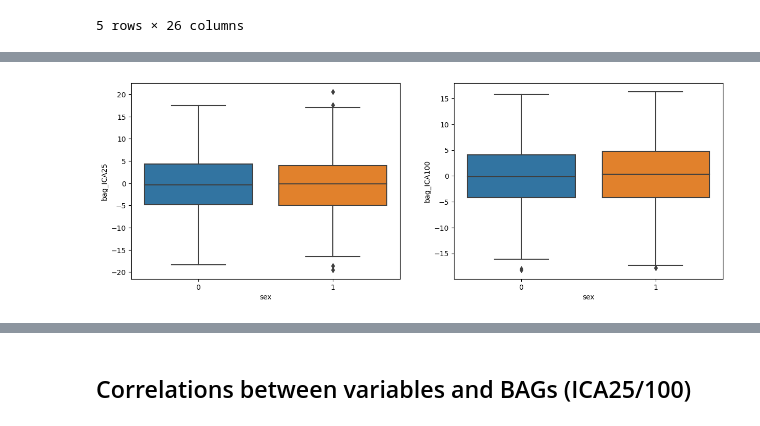
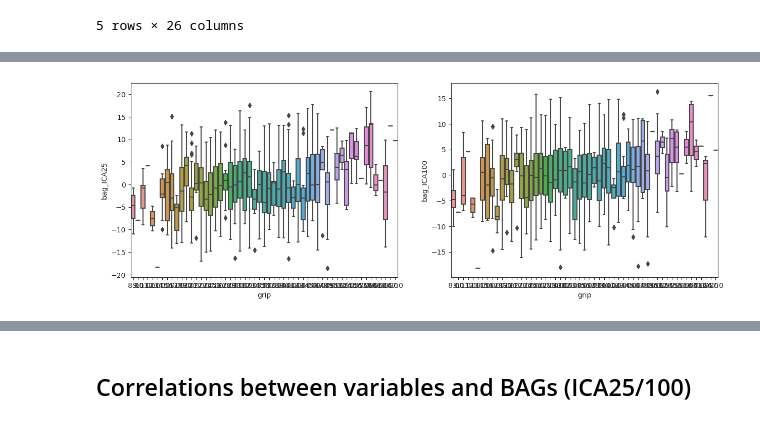
Before and after one commit to laura-riedel/IM, a Jupyter notebook: src/FinalModels/final_models_IM.ipynb, the cells around one changed output, grey strips where cells are left out. Cells and saved outputs as stored; diff of their text form; code cells hidden in the pictures.

Commit message:
Create BAG visualisations for report

```diff
--- a/src/FinalModels/final_models_IM.ipynb
+++ b/src/FinalModels/final_models_IM.ipynb
@@ -303,0 +288,18 @@ fig.show()
+# %%
+fig, axes = plt.subplots(3,2,figsize=(15, 15))
+sns.pointplot(data=valtest_overview, x='age', y='predicted_age_ICA25', ax=axes[0,0])
+sns.pointplot(data=valtest_overview, x='age', y='predicted_age_ICA100', ax=axes[0,1])
+sns.pointplot(data=valtest_overview, x='age', y='bag_ICA25', ax=axes[1,0])
+sns.pointplot(data=valtest_overview, x='age', y='bag_ICA100', ax=axes[1,1])
+sns.pointplot(data=valtest_overview, x='age', y='bag_ICA25_detrended', ax=axes[2,0])
+sns.pointplot(data=valtest_overview, x='age', y='bag_ICA100_detrended', ax=axes[2,1])
+# make y axes comparable
+axes[0,0].sharey(axes[0,1])
+axes[1,1].sharey(axes[1,0])
+axes[2,1].sharey(axes[2,0])
+#xmin = valtest_overview['age'].min()
+#xmax = valtest_overview['age'].max()
+#xrange = [i for i in range(xmin, xmax+5, 2)]
+#plt.setp(axes, xticks=xrange)
+#plt.xticks(xrange)
+fig.show()
@@ -304,5 +308,12 @@ fig.show()
+# %%
+# prepare variable columns for different plotting
+binary_variables = ['depressive episode', 'recurrent depressive disorder',
+                     'all depression', 'multiple sclerosis', 'sex']
+discrete_variables = ['digit substitution', 'education',
+                      'fluid intelligence', 'grip', 'weekly beer']
+continuous_variables = ['bmi', 'genetic pc 1', 'genetic pc 2', 'genetic pc 3']
 # %%
-for column in valtest_overview.columns[4:18]:
+for column in continuous_variables:
     fig, axes = plt.subplots(1,2,figsize=(15, 5))
     sns.regplot(data=valtest_overview, x='bag_ICA25', y=column, ax=axes[0])
     sns.regplot(data=valtest_overview, x='bag_ICA100', y=column, ax=axes[1])
@@ -325,5 +326,5 @@ for column in valtest_overview.columns[4:18]:
 # %%
-for column in valtest_overview.columns[5:15]:
+for column in binary_variables+discrete_variables:
     fig, axes = plt.subplots(1,2,figsize=(15, 5))
     sns.pointplot(data=valtest_overview, y='bag_ICA25', x=column, ax=axes[0])
     sns.pointplot(data=valtest_overview, y='bag_ICA100', x=column, ax=axes[1])
@@ -342,5 +343,5 @@ for column in valtest_overview.columns[5:15]:
 # %%
-for column in valtest_overview.columns[5:15]:
+for column in binary_variables+discrete_variables:
     fig, axes = plt.subplots(1,2,figsize=(15, 5))
     sns.boxplot(data=valtest_overview, y='bag_ICA25', x=column, ax=axes[0])
     sns.boxplot(data=valtest_overview, y='bag_ICA100', x=column, ax=axes[1])
@@ -357 +358 @@ for column in valtest_overview.columns[5:15]:
-[figure, old version]
+[figure, new version]
```
Also changed, not shown: parts of 51 cells of this notebook, 31 other files.
